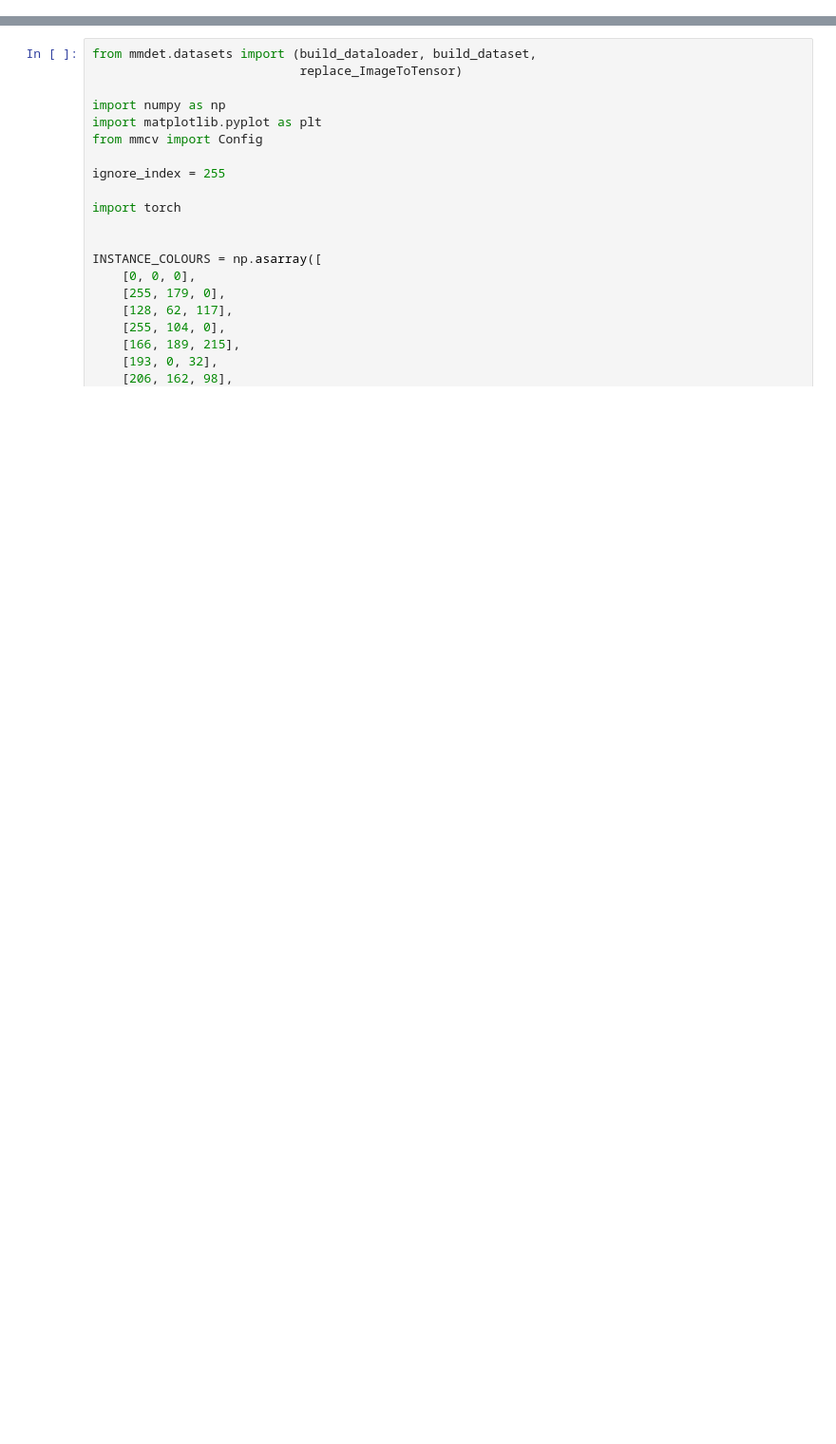
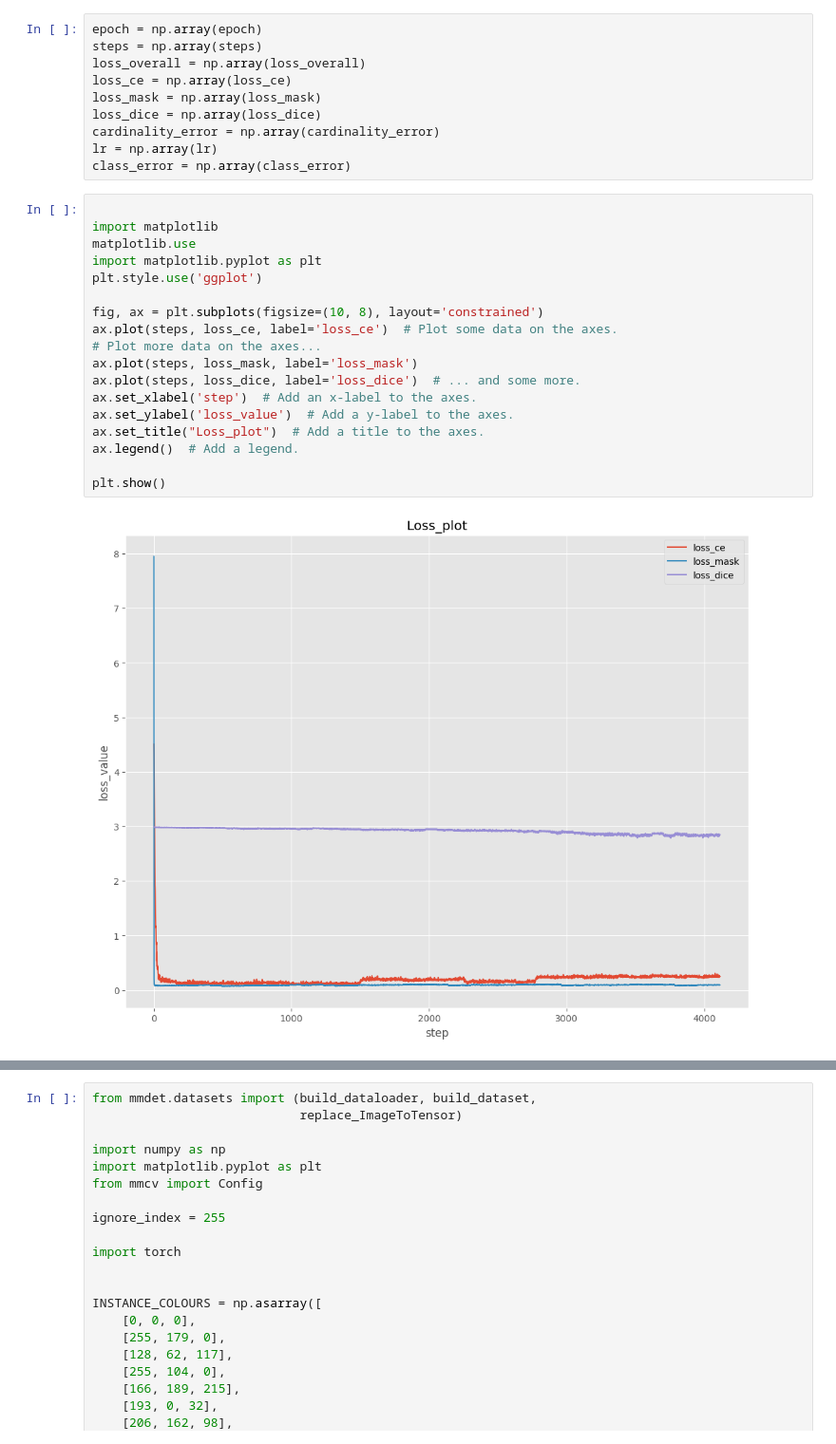
Before and after one commit to Faiir/EMT_BEV, a Jupyter notebook: vis_test.ipynb, the cells around one changed output, grey strips where cells are left out. Shown at 95% size. Saved outputs shown, nothing was run; the diff lists cells and outputs as text; blank space fills up the shorter version.

Commit message:
added visualization code

```diff
--- a/vis_test.ipynb
+++ b/vis_test.ipynb
@@ -0,0 +61,30 @@
+# %%
+epoch = np.array(epoch)
+steps = np.array(steps)
+loss_overall = np.array(loss_overall)
+loss_ce = np.array(loss_ce)
+loss_mask = np.array(loss_mask)
+loss_dice = np.array(loss_dice)
+cardinality_error = np.array(cardinality_error)
+lr = np.array(lr)
+class_error = np.array(class_error)
+# %%
+
+import matplotlib
+matplotlib.use
+import matplotlib.pyplot as plt
+plt.style.use('ggplot')
+
+fig, ax = plt.subplots(figsize=(10, 8), layout='constrained')
+ax.plot(steps, loss_ce, label='loss_ce')  # Plot some data on the axes.
+# Plot more data on the axes...
+ax.plot(steps, loss_mask, label='loss_mask')
+ax.plot(steps, loss_dice, label='loss_dice')  # ... and some more.
+ax.set_xlabel('step')  # Add an x-label to the axes.
+ax.set_ylabel('loss_value')  # Add a y-label to the axes.
+ax.set_title("Loss_plot")  # Add a title to the axes.
+ax.legend()  # Add a legend.
+
+plt.show()
+# %% [output]
+[figure, added]
```
Also changed, not shown: parts of 12 cells of this notebook, 7 other files.
